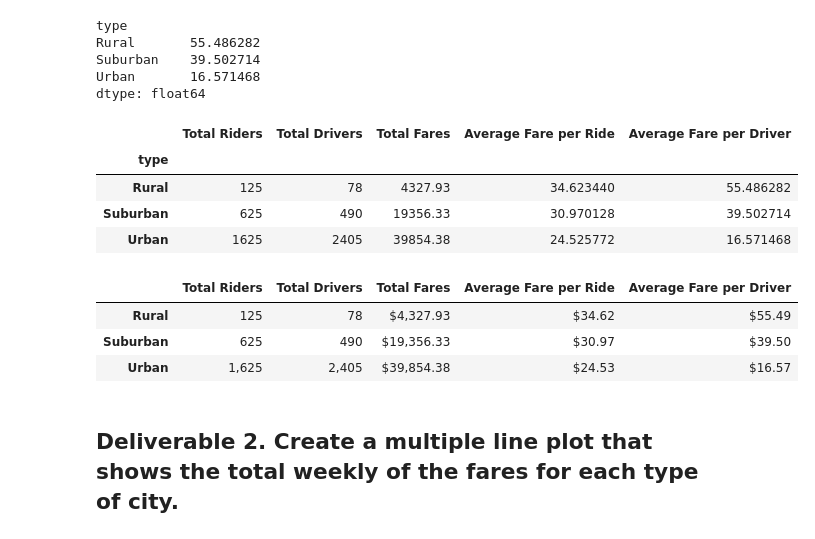
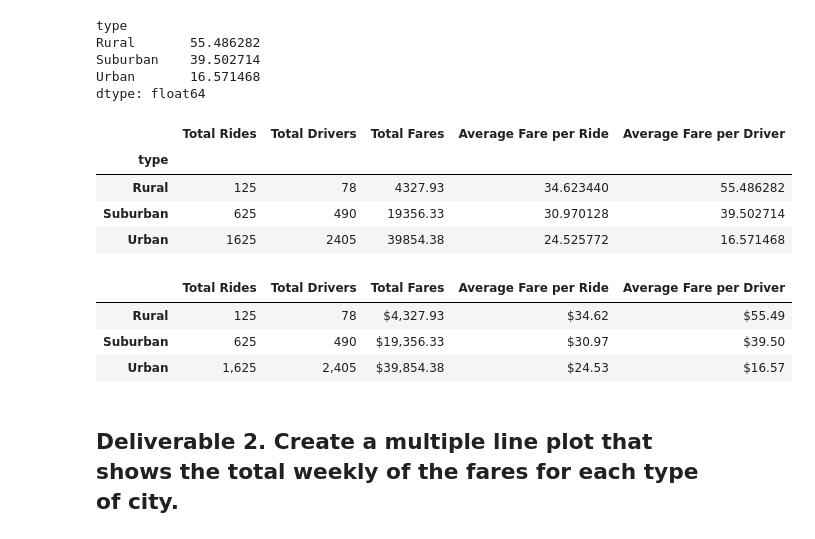
Before and after one commit to bfox87/PyBer_Analysis, a Jupyter notebook: PyBer_Challenge.ipynb, the cells around one changed output. Saved outputs shown, nothing was run; the diff lists cells and outputs as text; code cells hidden in the pictures.

```diff
--- a/PyBer_Challenge.ipynb
+++ b/PyBer_Challenge.ipynb
@@ -45,8 +45,8 @@ Urban       1625
 Name: ride_id, dtype: int64
 # %%
 # 2. Get the total drivers for each city type
-type_driver_count = city_data_df.groupby(["type"]).sum()["driver_count"]
-type_driver_count
+type_driver_sum = city_data_df.groupby(["type"]).sum()["driver_count"]
+type_driver_sum
 # %% [output]
 type
 Rural         78
@@ -75,7 +75,7 @@ Urban       24.525772
 dtype: float64
 # %%
 # 5. Get the average fare per driver for each city type.
-average_fare_per_driver = type_fare_sum / type_driver_count
+average_fare_per_driver = type_fare_sum / type_driver_sum
 average_fare_per_driver
 # %% [output]
 type
@@ -85,15 +85,15 @@ Urban       16.571468
 dtype: float64
 # %%
 #  6. Create a PyBer summary DataFrame.
-pyber_summary_df = pd.concat({"Total Riders": type_ride_count,
-                              "Total Drivers": type_driver_count,
+pyber_summary_df = pd.concat({"Total Rides": type_ride_count,
+                              "Total Drivers": type_driver_sum,
                               "Total Fares": type_fare_sum,
                               "Average Fare per Ride": average_fare_per_ride,
                               "Average Fare per Driver": average_fare_per_driver},axis=1)
 
 pyber_summary_df
 # %% [output]
-|  | Total Riders | Total Drivers | Total Fares | Average Fare per Ride | Average Fare per Driver |
+|  | Total Rides | Total Drivers | Total Fares | Average Fare per Ride | Average Fare per Driver |
 | type |  |  |  |  |  |
 | Rural | 125 | 78 | 4327.93 | 34.623440 | 55.486282 |
 | Suburban | 625 | 490 | 19356.33 | 30.970128 | 39.502714 |
@@ -103,7 +103,7 @@ pyber_summary_df
 pyber_summary_df.index.name = None
 # %%
 #  8. Format the columns.
-pyber_summary_df["Total Riders"] = pyber_summary_df["Total Riders"].map("{:,.0f}".format)
+pyber_summary_df["Total Rides"] = pyber_summary_df["Total Rides"].map("{:,.0f}".format)
 pyber_summary_df["Total Drivers"] = pyber_summary_df["Total Drivers"].map("{:,.0f}".format)
 pyber_summary_df["Total Fares"] = pyber_summary_df["Total Fares"].map("${:,.2f}".format)
 pyber_summary_df["Average Fare per Ride"] = pyber_summary_df["Average Fare per Ride"].map("${:.2f}".format)
@@ -111,7 +111,7 @@ pyber_summary_df["Average Fare per Driver"] = pyber_summary_df["Average Fare per
 
 pyber_summary_df
 # %% [output]
-|  | Total Riders | Total Drivers | Total Fares | Average Fare per Ride | Average Fare per Driver |
+|  | Total Rides | Total Drivers | Total Fares | Average Fare per Ride | Average Fare per Driver |
 | Rural | 125 | 78 | $4,327.93 | $34.62 | $55.49 |
 | Suburban | 625 | 490 | $19,356.33 | $30.97 | $39.50 |
 | Urban | 1,625 | 2,405 | $39,854.38 | $24.53 | $16.57 |
```
Also changed, not shown: parts of 8 cells of this notebook.
